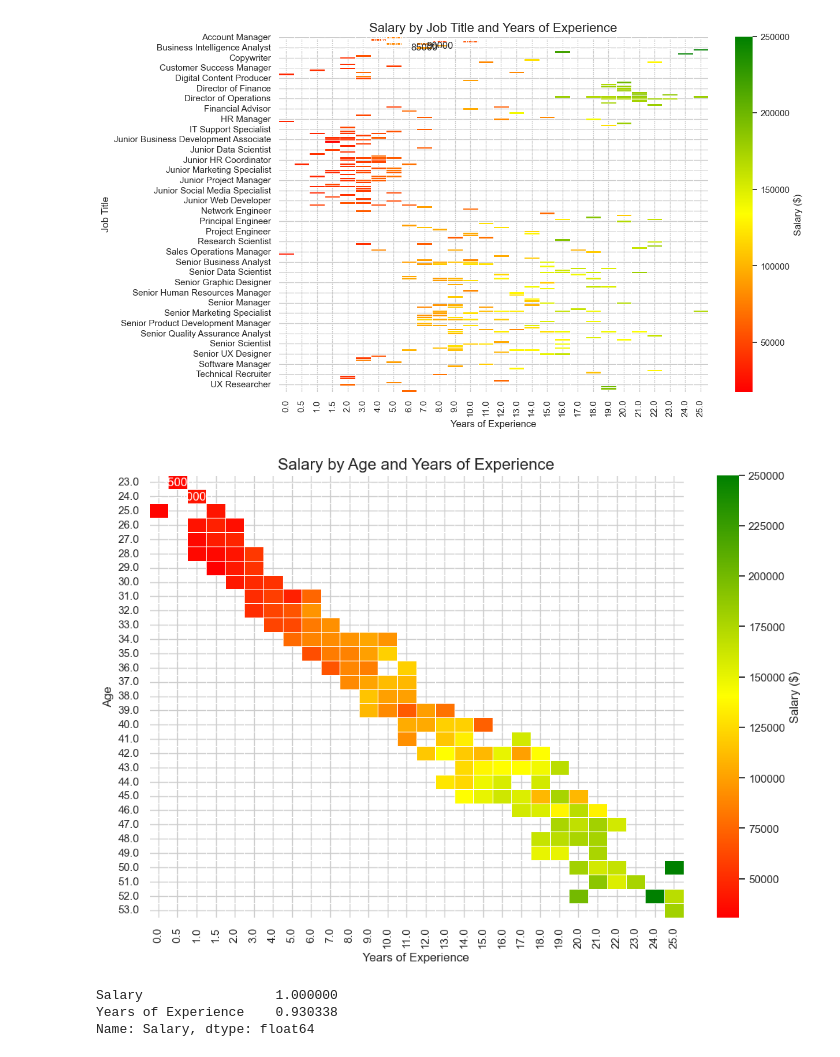
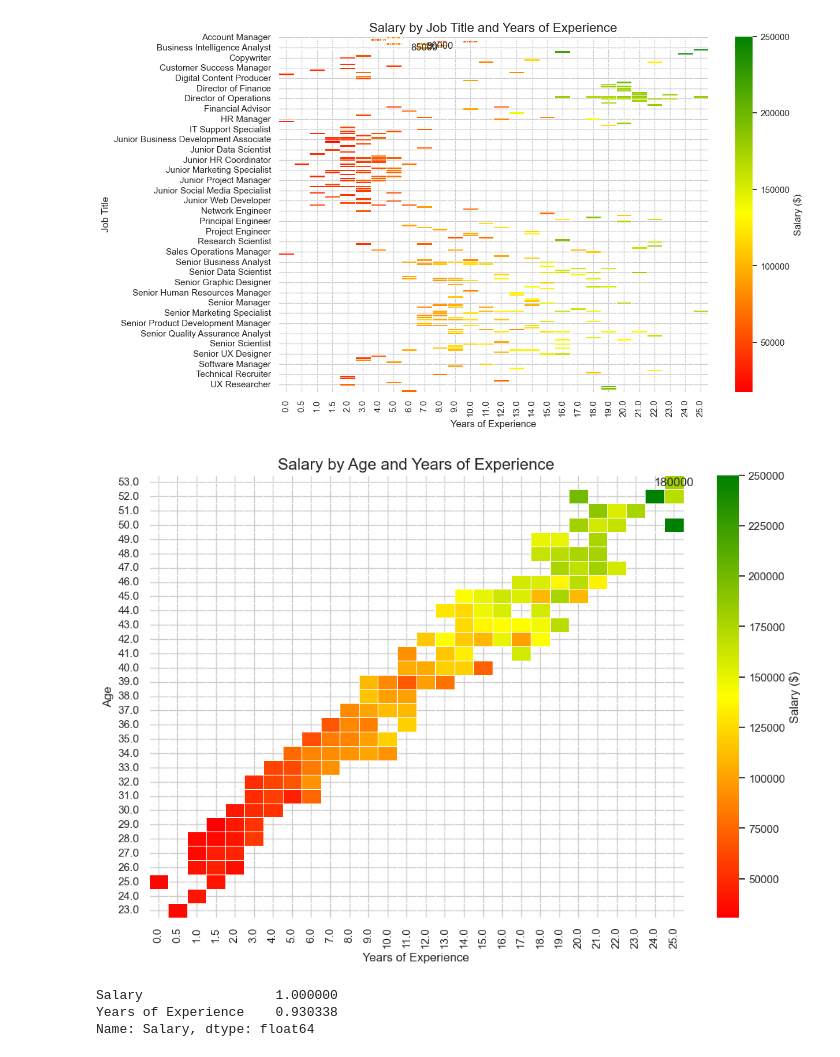
Before and after one commit to rukundeste/Python_project, a Jupyter notebook: Salary-prediction_project.ipynb, the cells around one changed output. Drawn from its saved outputs; the diff is of its cells as text; code cells hidden in the pictures.

```diff
--- a/Salary-prediction_project.ipynb
+++ b/Salary-prediction_project.ipynb
@@ -397,30 +397,32 @@ plt.show()
 # %%
 df = pd.DataFrame(data)
 
 # Pivot the DataFrame
 pivot_table = df.pivot_table(index='Age', columns='Years of Experience', values='Salary')
+pivot_table.sort_index(ascending=False, inplace=True)
+
 
 # Create a custom colormap
 cmap = mcolors.LinearSegmentedColormap.from_list("", ["red", "yellow", "green"])
 
 # Set the size of the plot
 plt.figure(figsize=(12, 8))
 
 # Create the heatmap
 sns.heatmap(pivot_table,
             annot=True,        # Annotate each cell with the numeric value
             fmt=".0f",         # Format numbers as integers
             cmap=cmap,         # Custom colormap
             linewidths=.5,    # Lines between cells
             cbar_kws={'label': 'Salary ($)'})  # Colorbar label
 
 # Adding title and labels
 plt.title('Salary by Age and Years of Experience', fontsize=16)
 plt.xlabel('Years of Experience', fontsize=12)
 plt.ylabel('Age', fontsize=12)
 plt.show()
 # %% [output]
-[figure, old version]
+[figure, new version]
 # %%
 # Calculate the correlation of all features with 'Salary'
 correlations = df.corr(numeric_only=True)['Salary'].sort_values(ascending=False)
```
Also changed, not shown: parts of 1 cell of this notebook.
